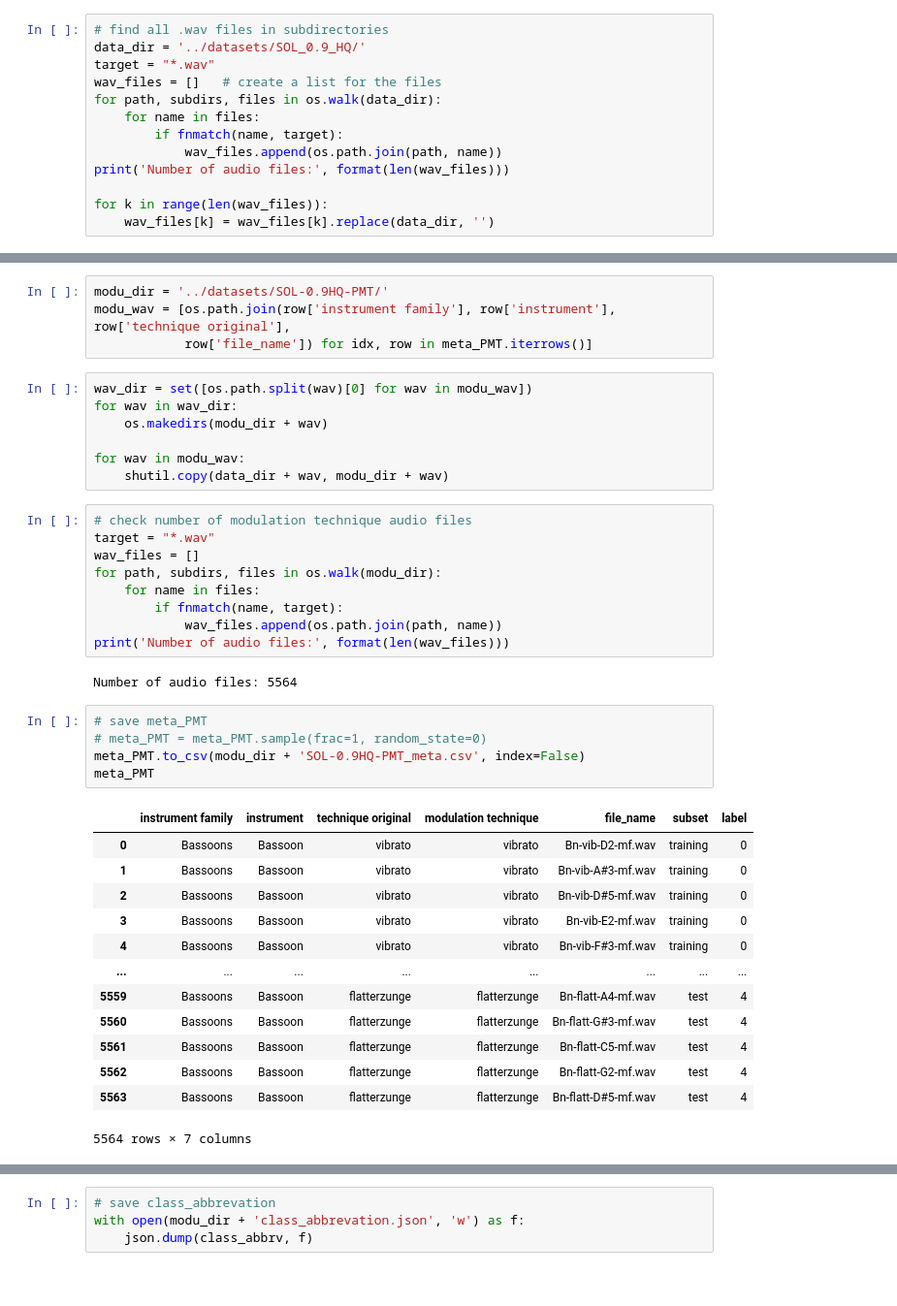
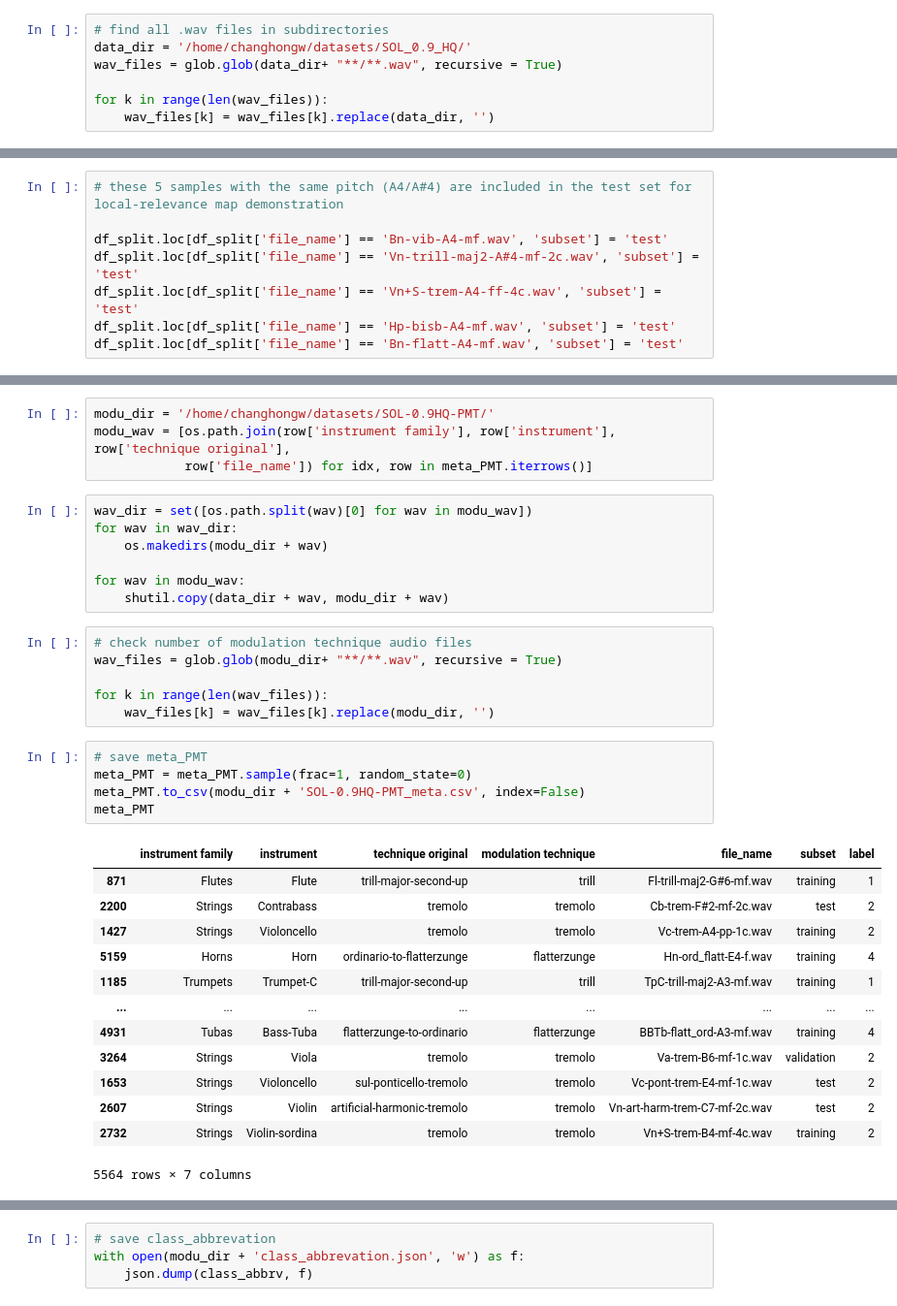
Before and after one commit to changhongw/examod, a Jupyter notebook: 0_data_meta.ipynb, the cells around one changed output, grey strips where cells are left out. Shown: that part at 97% size. Drawn from its saved outputs; the diff is of its cells as text; blank space fills up the shorter version.

```diff
--- a/0_data_meta.ipynb
+++ b/0_data_meta.ipynb
@@ -34,14 +34,8 @@ class_abbrv = {'vibrato': 'vib',
 ## SOL-0.9HQ meta
 # %%
 # find all .wav files in subdirectories
-data_dir = '../datasets/SOL_0.9_HQ/'
-target = "*.wav"
-wav_files = []   # create a list for the files
-for path, subdirs, files in os.walk(data_dir):
-    for name in files:
-        if fnmatch(name, target):
-            wav_files.append(os.path.join(path, name))
-print('Number of audio files:', format(len(wav_files)))
+data_dir = '/home/changhongw/datasets/SOL_0.9_HQ/'
+wav_files = glob.glob(data_dir+ "**/**.wav", recursive = True)
 
 for k in range(len(wav_files)):
     wav_files[k] = wav_files[k].replace(data_dir, '')
@@ -148,6 +140,14 @@ Counter({'vibrato': 190,
          'tremolo': 2530,
          'bisbigliando': 286,
          'flatterzunge': 1523})
+# %%
+# these 5 samples with the same pitch (A4/A#4) are included in the test set for local-relevance map demonstration
+
+df_split.loc[df_split['file_name'] == 'Bn-vib-A4-mf.wav', 'subset'] = 'test'
+df_split.loc[df_split['file_name'] == 'Vn-trill-maj2-A#4-mf-2c.wav', 'subset'] = 'test'
+df_split.loc[df_split['file_name'] == 'Vn+S-trem-A4-ff-4c.wav', 'subset'] = 'test'
+df_split.loc[df_split['file_name'] == 'Hp-bisb-A4-mf.wav', 'subset'] = 'test'
+df_split.loc[df_split['file_name'] == 'Bn-flatt-A4-mf.wav', 'subset'] = 'test'
 # %%
 meta_PMT = df_split
 meta_PMT
@@ -243,7 +236,7 @@ Counter({None: 23296,
 # %% [markdown]
 ## create a separate directory for SOL-PMT
 # %%
-modu_dir = '../datasets/SOL-0.9HQ-PMT/'
+modu_dir = '/home/changhongw/datasets/SOL-0.9HQ-PMT/'
 modu_wav = [os.path.join(row['instrument family'], row['instrument'], row['technique original'],
             row['file_name']) for idx, row in meta_PMT.iterrows()]
 # %%
@@ -253,35 +246,30 @@ for wav in wav_dir:
 
 for wav in modu_wav:
     shutil.copy(data_dir + wav, modu_dir + wav)
-# %%
-# check number of modulation technique audio files
-target = "*.wav"
-wav_files = []
-for path, subdirs, files in os.walk(modu_dir):
-    for name in files:
-        if fnmatch(name, target):
-            wav_files.append(os.path.join(path, name))
-print('Number of audio files:', format(len(wav_files)))
-# %% [output]
-Number of audio files: 5564
+# %%
+# check number of modulation technique audio files
+wav_files = glob.glob(modu_dir+ "**/**.wav", recursive = True)
+
+for k in range(len(wav_files)):
+    wav_files[k] = wav_files[k].replace(modu_dir, '')
 # %%
 # save meta_PMT
-# meta_PMT = meta_PMT.sample(frac=1, random_state=0)
+meta_PMT = meta_PMT.sample(frac=1, random_state=0)
 meta_PMT.to_csv(modu_dir + 'SOL-0.9HQ-PMT_meta.csv', index=False)
 meta_PMT
 # %% [output]
 |  | instrument family | instrument | technique original | modulation technique | file_name | subset | label |
-| 0 | Bassoons | Bassoon | vibrato | vibrato | Bn-vib-D2-mf.wav | training | 0 |
-| 1 | Bassoons | Bassoon | vibrato | vibrato | Bn-vib-A#3-mf.wav | training | 0 |
-| 2 | Bassoons | Bassoon | vibrato | vibrato | Bn-vib-D#5-mf.wav | training | 0 |
-| 3 | Bassoons | Bassoon | vibrato | vibrato | Bn-vib-E2-mf.wav | training | 0 |
-| 4 | Bassoons | Bassoon | vibrato | vibrato | Bn-vib-F#3-mf.wav | training | 0 |
+| 871 | Flutes | Flute | trill-major-second-up | trill | Fl-trill-maj2-G#6-mf.wav | training | 1 |
+| 2200 | Strings | Contrabass | tremolo | tremolo | Cb-trem-F#2-mf-2c.wav | test | 2 |
+| 1427 | Strings | Violoncello | tremolo | tremolo | Vc-trem-A4-pp-1c.wav | training | 2 |
+| 5159 | Horns | Horn | ordinario-to-flatterzunge | flatterzunge | Hn-ord_flatt-E4-f.wav | training | 4 |
+| 1185 | Trumpets | Trumpet-C | trill-major-second-up | trill | TpC-trill-maj2-A3-mf.wav | training | 1 |
 | ... | ... | ... | ... | ... | ... | ... | ... |
-| 5559 | Bassoons | Bassoon | flatterzunge | flatterzunge | Bn-flatt-A4-mf.wav | test | 4 |
-| 5560 | Bassoons | Bassoon | flatterzunge | flatterzunge | Bn-flatt-G#3-mf.wav | test | 4 |
-| 5561 | Bassoons | Bassoon | flatterzunge | flatterzunge | Bn-flatt-C5-mf.wav | test | 4 |
-| 5562 | Bassoons | Bassoon | flatterzunge | flatterzunge | Bn-flatt-G2-mf.wav | test | 4 |
-| 5563 | Bassoons | Bassoon | flatterzunge | flatterzunge | Bn-flatt-D#5-mf.wav | test | 4 |
+| 4931 | Tubas | Bass-Tuba | flatterzunge-to-ordinario | flatterzunge | BBTb-flatt_ord-A3-mf.wav | training | 4 |
+| 3264 | Strings | Viola | tremolo | tremolo | Va-trem-B6-mf-1c.wav | validation | 2 |
+| 1653 | Strings | Violoncello | sul-ponticello-tremolo | tremolo | Vc-pont-trem-E4-mf-1c.wav | test | 2 |
+| 2607 | Strings | Violin | artificial-harmonic-tremolo | tremolo | Vn-art-harm-trem-C7-mf-2c.wav | test | 2 |
+| 2732 | Strings | Violin-sordina | tremolo | tremolo | Vn+S-trem-B4-mf-4c.wav | training | 2 |
 5564 rows × 7 columns
 # %%
 print(len(meta_PMT[meta_PMT['subset'] == 'training']), len(meta_PMT[meta_PMT['subset'] == 'validation']),
```
Also changed, not shown: parts of 11 cells of this notebook, 21 other files.
